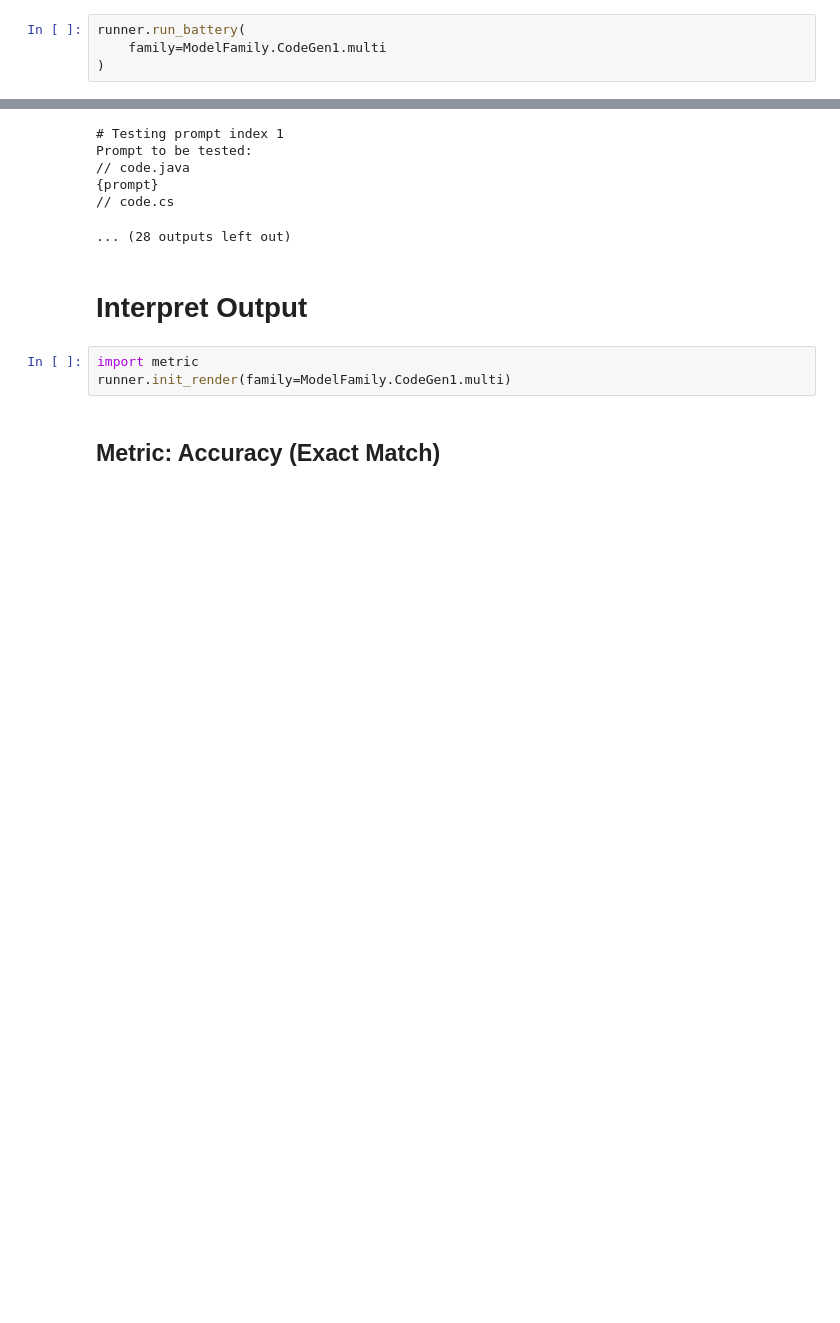
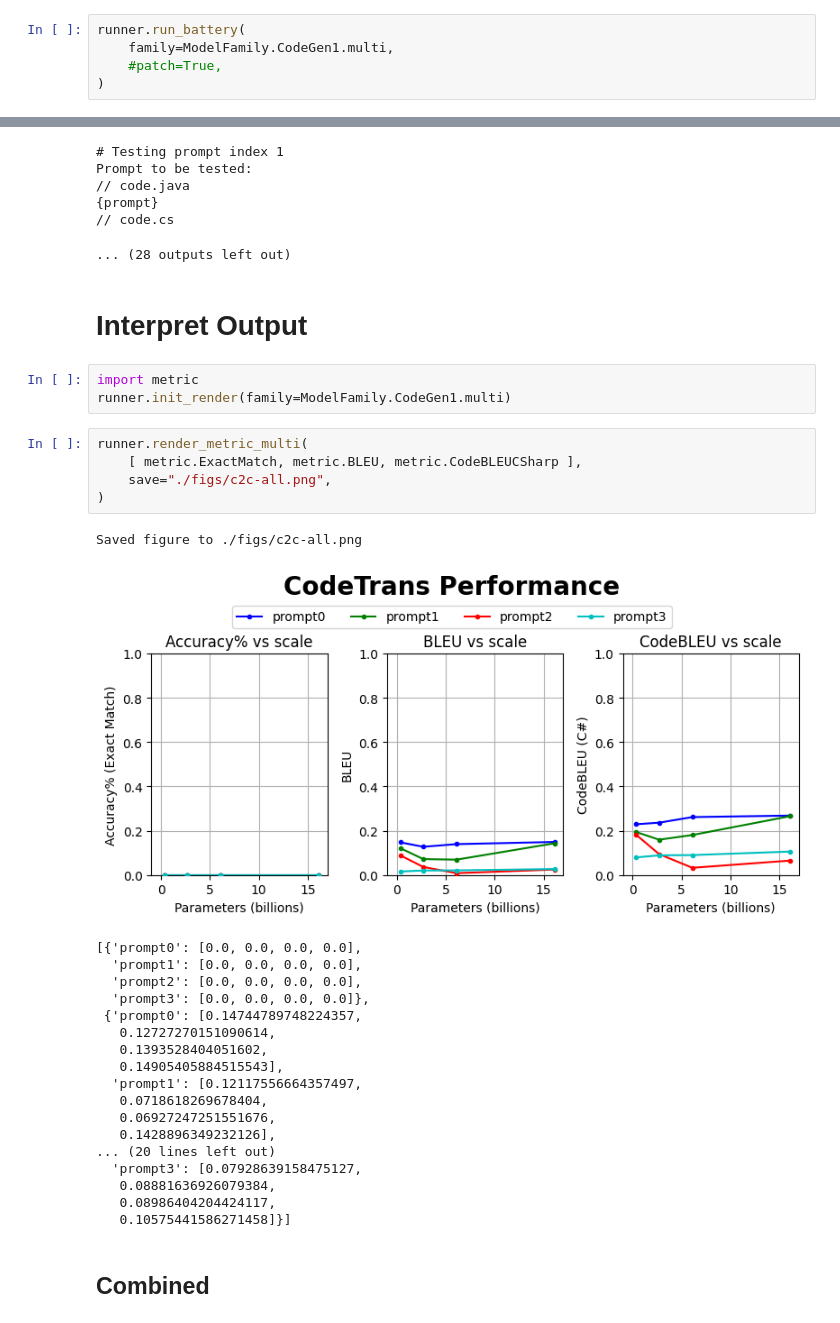
Before and after one commit to WM-SEMERU/emergent-capabilities, a Jupyter notebook: code2code-trans.ipynb, the cells around one changed output, grey strips where cells are left out. Cells and saved outputs as stored; diff of their text form; blank space fills up the shorter version.

```diff
--- a/code2code-trans.ipynb
+++ b/code2code-trans.ipynb
@@ -15,7 +15,8 @@ from model_wrapper import ModelFamily
 # Generate Output
 # %%
 runner.run_battery(
-    family=ModelFamily.CodeGen1.multi
+    family=ModelFamily.CodeGen1.multi,
+    #patch=True,
 )
 # %% [output]
 [interactive output not drawn]
@@ -48,7 +49,32 @@ Prompt to be tested:
 # %%
 import metric
 runner.init_render(family=ModelFamily.CodeGen1.multi)
+# %%
+runner.render_metric_multi(
+    [ metric.ExactMatch, metric.BLEU, metric.CodeBLEUCSharp ],
+    save="./figs/c2c-all.png",
+)
+# %% [output]
+Saved figure to ./figs/c2c-all.png
+[figure, added]
+[{'prompt0': [0.0, 0.0, 0.0, 0.0],
+  'prompt1': [0.0, 0.0, 0.0, 0.0],
+  'prompt2': [0.0, 0.0, 0.0, 0.0],
+  'prompt3': [0.0, 0.0, 0.0, 0.0]},
+ {'prompt0': [0.14744789748224357,
+   0.12727270151090614,
+   0.1393528404051602,
+   0.14905405884515543],
+  'prompt1': [0.12117556664357497,
+   0.0718618269678404,
+   0.06927247251551676,
+   0.1428896349232126],
+... (20 lines left out)
+  'prompt3': [0.07928639158475127,
+   0.08881636926079384,
+   0.08986404204424117,
+   0.10575441586271458]}]
 # %% [markdown]
-## Metric: Accuracy (Exact Match)
+## Combined
 # %%
 runner.render_metric(metric.ExactMatch, save="./figs/c2c-1.png")
```
Also changed, not shown: parts of 5 cells of this notebook, 20 other files.
